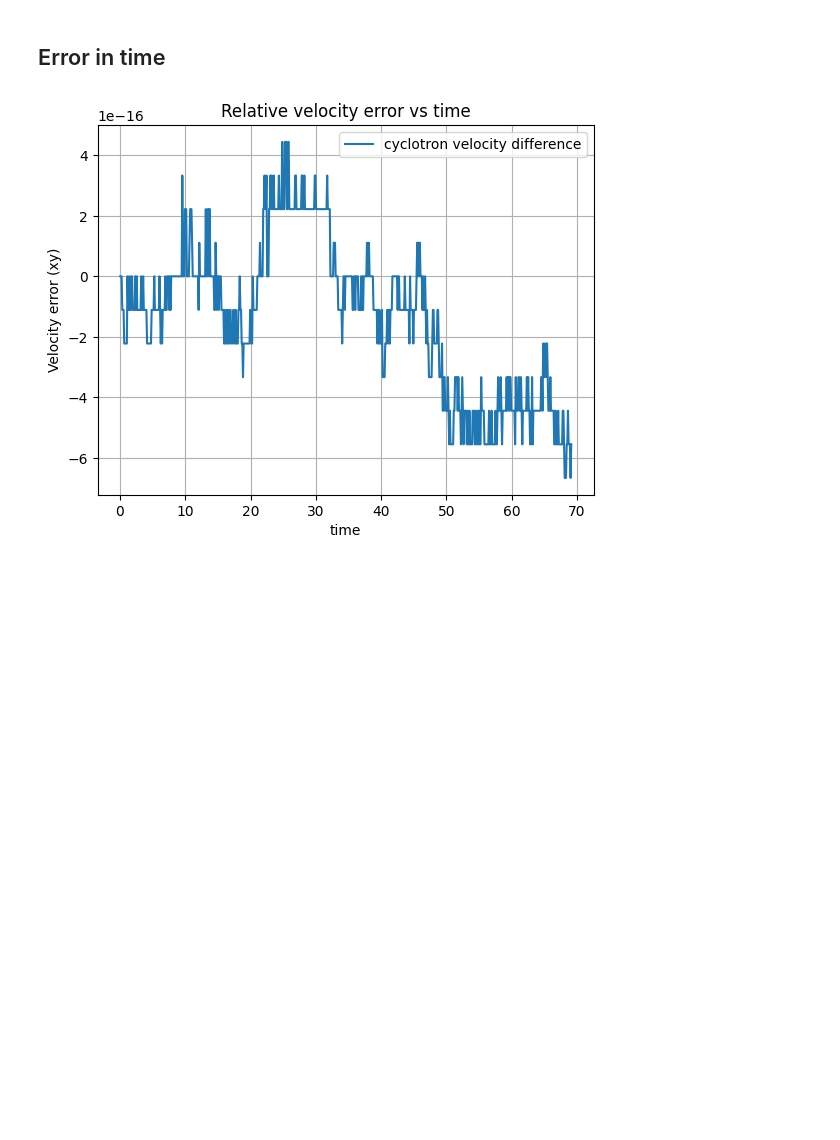
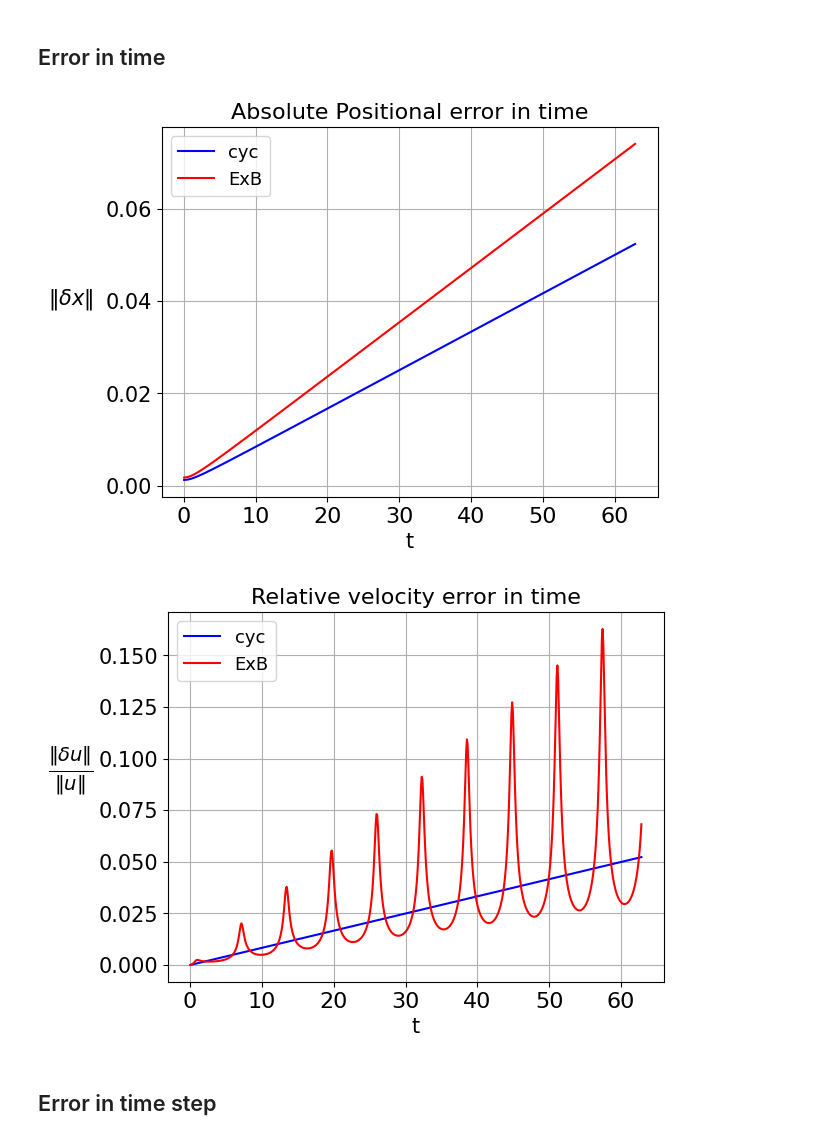
Before and after one commit to Sworzzy/PIC-PPF, a Jupyter notebook: main.ipynb, the cells around one changed output. Saved outputs shown, nothing was run; the diff lists cells and outputs as text; code cells hidden in the pictures; blank space fills up the shorter version.

Commit message:
finalizing notebook for trajectories and errors

```diff
--- a/main.ipynb
+++ b/main.ipynb
@@ -119,41 +189,3 @@ plot_compare(x_ExB_num, v_ExB_num, x_ExB_an, v_ExB_an, step=8, show_arrows=True)
 # Errors
 # %% [markdown]
 ## Error in time
-# %%
-v_cyc_norm_num = np.linalg.norm(v_cyc_num, axis=1)
-v_cyc_norm_an = np.linalg.norm(v_cyc_an, axis=1)
-
-diff_v_cyc_norm = v_cyc_norm_num - v_cyc_norm_an
-
-
-diff_x_cyc = (x_cyc_num[:, :2] - x_cyc_an[:, :2])
-diff_x_ExB = (x_ExB_num[:, :2] - x_ExB_an[:, :2])
-errs_x_cyc = np.sqrt(np.sum(diff_x_cyc**2, axis=1))
-errs_x_ExB = np.sqrt(np.sum(diff_x_ExB**2, axis=1))
-
-diff_v_cyc = (np.linalg.norm(v_cyc_num, axis=1)[:, None] - np.linalg.norm(v_cyc_an, axis=1)[:, None]) / np.linalg.norm(v_cyc_num, axis=1)[:, None]
-diff_v_ExB = (np.linalg.norm(v_ExB_num, axis=1)[:, None] - np.linalg.norm(v_ExB_num, axis=1)[:, None]) / np.linalg.norm(v_ExB_num, axis=1)[:, None]
-errs_v_cyc = np.sqrt(np.sum(diff_v_cyc**2, axis=1))
-errs_v_ExB = np.sqrt(np.sum(diff_v_ExB**2, axis=1))
-
-# plt.figure()
-# plt.grid()
-# plt.plot(times, errs_x_cyc, label='cyclotron')
-# plt.plot(times, errs_x_ExB, label='ExB')
-# plt.xlabel('time')
-# plt.ylabel('position error (xy)')
-# plt.title('Absolute Positional error vs time')
-# plt.legend()
-# plt.show()
-
-plt.figure()
-plt.grid()
-plt.plot(times, diff_v_cyc_norm, label='cyclotron velocity difference')
-# plt.semilogy(times,np.linalg.norm(v_ExB_num, axis=1), label='ExB')
-plt.xlabel('time')
-plt.ylabel('Velocity error (xy)')
-plt.title('Relative velocity error vs time')
-plt.legend()
-plt.show()
-# %% [output]
-[figure, removed]
@@ -159,0 +211,33 @@ plt.show()
+# %%
+err_x_cyc = np.linalg.norm(x_cyc_num - x_cyc_an, axis=1)
+err_x_ExB = np.linalg.norm(x_ExB_num - x_ExB_an, axis=1)
+
+err_v_cyc = np.linalg.norm(v_cyc_num - v_cyc_an, axis=1)/np.linalg.norm(v_cyc_num, axis=1)
+err_v_ExB = np.linalg.norm(v_ExB_num - v_ExB_an, axis=1)/np.linalg.norm(v_ExB_num, axis=1)
+# %%
+plt.figure()
+plt.grid()
+plt.plot(times, err_x_cyc, color='b', label='cyc')
+plt.plot(times, err_x_ExB, color='r', label='ExB')
+plt.xlabel('t')
+plt.ylabel(r"$\|\delta x\|$", rotation=0, labelpad=25)
+plt.title('Absolute Positional error in time')
+plt.legend()
+plt.savefig("./img/err_x.pdf", format="pdf", bbox_inches='tight')
+plt.show()
+
+plt.figure()
+plt.grid()
+plt.plot(times, err_v_cyc, color='b', label='cyc')
+plt.plot(times,err_v_ExB, color='r', label='ExB')
+plt.xlabel('t')
+plt.ylabel(r"$\frac{\|\delta u\|}{\|u\|}$", rotation=0, fontsize=20, labelpad=20)
+plt.title('Relative velocity error in time')
+plt.legend()
+plt.savefig("./img/err_v.pdf", format="pdf", bbox_inches='tight')
+plt.show()
+# %% [output]
+[figure, added]
+[figure, added]
+# %% [markdown]
+## Error in time step
```
Also changed, not shown: parts of 14 cells of this notebook, 8 other files.
